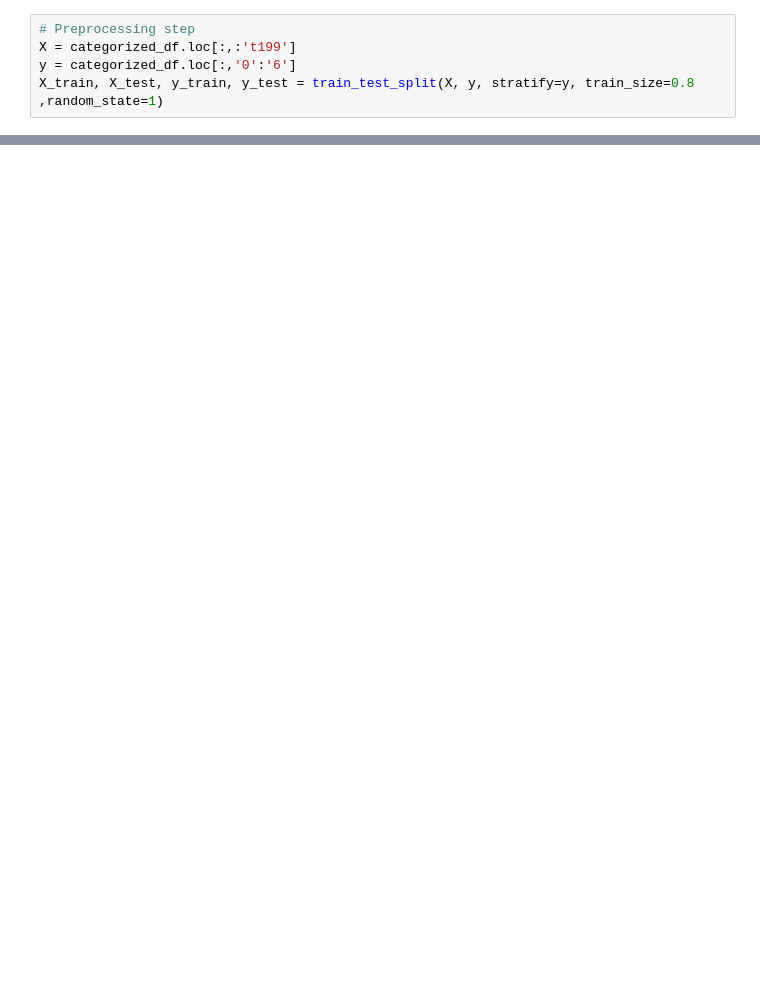
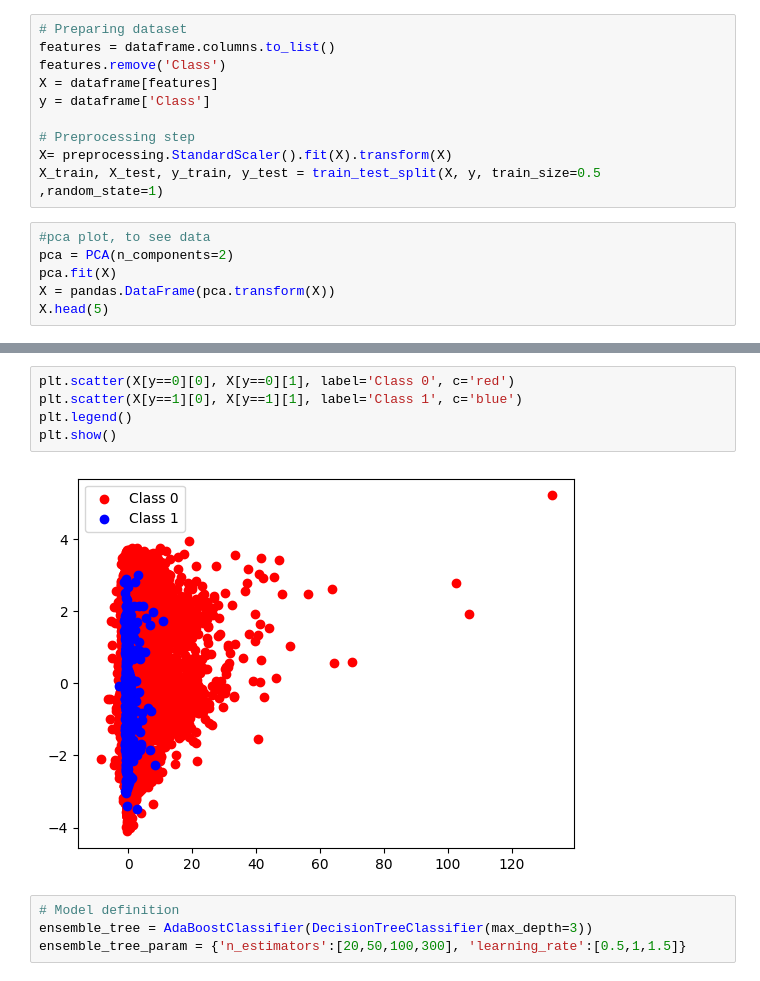
Before and after one commit to Daniel-Orlandi/credit_card_fraud_detection, a Jupyter notebook: app/main.ipynb, the cells around one changed output, grey strips where cells are left out. Drawn from its saved outputs; the diff is of its cells as text; blank space fills up the shorter version.

```diff
--- a/app/main.ipynb
+++ b/app/main.ipynb
@@ -77,5 +35,16 @@ KeyError: 'key of type tuple not found and not a MultiIndex'
 # %%
+# Preparing dataset
+features = dataframe.columns.to_list()
+features.remove('Class')
+X = dataframe[features]
+y = dataframe['Class']
+
 # Preprocessing step
-X = categorized_df.loc[:,:'t199']
-y = categorized_df.loc[:,'0':'6']
-X_train, X_test, y_train, y_test = train_test_split(X, y, stratify=y, train_size=0.8 ,random_state=1)
+X= preprocessing.StandardScaler().fit(X).transform(X)
+X_train, X_test, y_train, y_test = train_test_split(X, y, train_size=0.5 ,random_state=1)
+# %%
+#pca plot, to see data
+pca = PCA(n_components=2)
+pca.fit(X)
+X = pandas.DataFrame(pca.transform(X))
+X.head(5)
@@ -81,0 +58,11 @@ X_train, X_test, y_train, y_test = train_test_split(X, y, stratify=y, train_size
+# %%
+plt.scatter(X[y==0][0], X[y==0][1], label='Class 0', c='red')
+plt.scatter(X[y==1][0], X[y==1][1], label='Class 1', c='blue')
+plt.legend()
+plt.show()
+# %% [output]
+[figure, added]
+# %%
+# Model definition
+ensemble_tree = AdaBoostClassifier(DecisionTreeClassifier(max_depth=3))
+ensemble_tree_param = {'n_estimators':[20,50,100,300], 'learning_rate':[0.5,1,1.5]}
```
Also changed, not shown: parts of 14 cells of this notebook, 7 other files.
